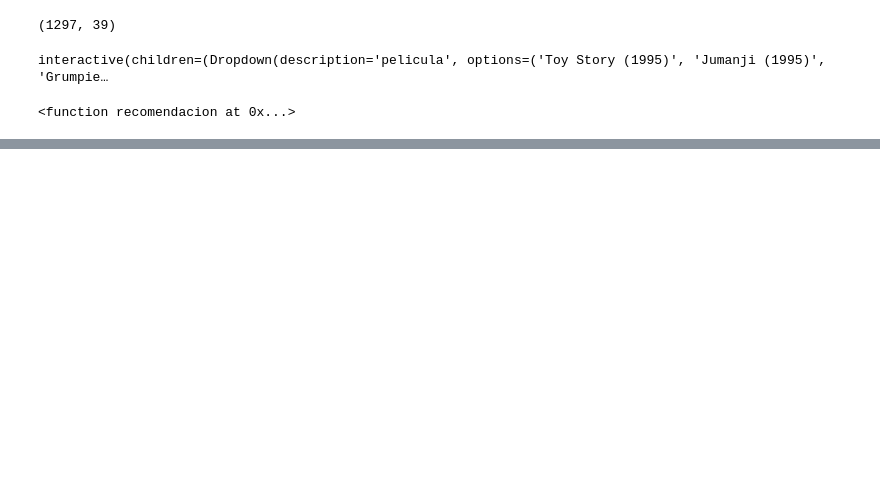
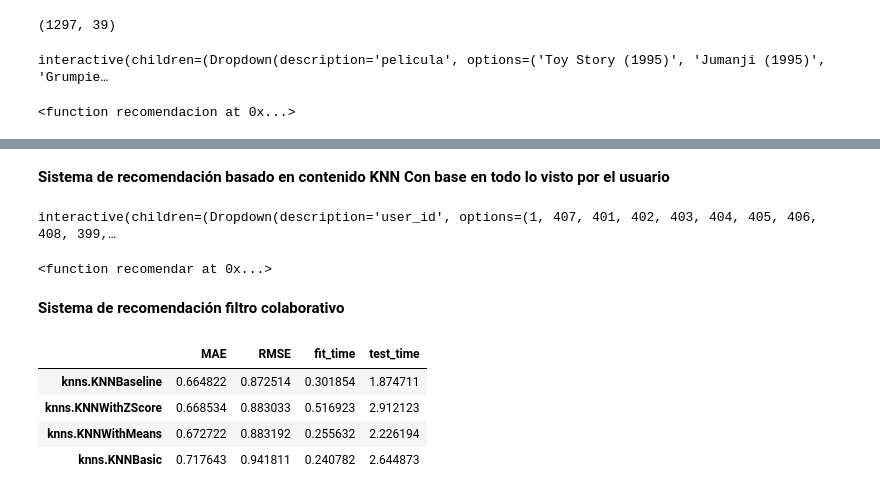
Before and after one commit to Estebanarci2/Marketing-analitica3, a Jupyter notebook: C)MODELOS.ipynb, the cells around one changed output, grey strips where cells are left out. Cells and saved outputs as stored; diff of their text form; code cells hidden in the pictures; blank space fills up the shorter version.

```diff
--- a/C)MODELOS.ipynb
+++ b/C)MODELOS.ipynb
@@ -205,0 +262,2 @@ interactive(children=(Dropdown(description='pelicula', options=('Toy Story (1995
+# %% [markdown]
+**Sistema de recomendación basado en contenido KNN Con base en todo lo visto por el usuario**
@@ -205,0 +266,78 @@ interactive(children=(Dropdown(description='pelicula', options=('Toy Story (1995
+# %%
+def recomendar(user_id=list(usuarios['user_id'].value_counts().index)):
+
+    ###seleccionar solo los ratings del usuario seleccionado
+    ratings=pd.read_sql('select * from ratings_final where userId=:user',conn, params={'user':user_id})
+
+    ###convertir ratings del usuario a array
+    l_movie_r=ratings['movieId'].to_numpy()
+
+    ###agregar la columna de isbn y titulo del libro a dummie para filtrar y mostrar nombre
+    movies_dum2[['movieId','title']]=movies[['movieId','title']]
+
+    ### filtrar libros calificados por el usuario
+    movies_r=movies_dum2[movies_dum2['movieId'].isin(l_movie_r)]
+
+    ## eliminar columna nombre e ID
+    movies_r=movies_r.drop(columns=['movieId','title'])
+    movies_r["indice"]=1 ### para usar group by y que quede en formato pandas tabla de centroide
+    ##centroide o perfil del usuario
+    centroide=movies_r.groupby("indice").mean()
+
+
+    ### filtrar libros no leídos
+    movie_nr=movies_dum2[~movies_dum2['movieId'].isin(l_movie_r)]
+    ## eliminbar nombre e isbn
+    movie_nr=movie_nr.drop(columns=['movieId','title'])
+
+    ### entrenar modelo
+    model=neighbors.NearestNeighbors(n_neighbors=11, metric='cosine')
+    model.fit(movie_nr)
+    dist, idlist = model.kneighbors(centroide)
+
+    ids=idlist[0] ### queda en un array anidado, para sacarlo
+    recomend_b=movies.loc[ids][['title','movieId']]
+#    vistos=movies[movies['movieId'].isin(l_movie_r)][['title','movieId']]
+
+    return recomend_b
+
+print(interact(recomendar))
+# %% [output]
+interactive(children=(Dropdown(description='user_id', options=(1, 407, 401, 402, 403, 404, 405, 406, 408, 399,…
+<function recomendar at 0x...>
+# %% [markdown]
+**Sistema de recomendación filtro colaborativo**
+# %%
+pd.read_sql('select * from ratings_final where rating>0', conn)
+
+### datos originales en pandas
+## knn solo sirve para calificaciones explicitas
+ratings=pd.read_sql('select * from ratings_final where rating>0', conn)
+
+####los datos deben ser leidos en un formato espacial para surprise
+reader = Reader(rating_scale=(0, 5)) ### la escala de la calificación
+###las columnas deben estar en orden estándar: user item rating
+data   = Dataset.load_from_df(ratings[['userId','movieId','rating']], reader)
+
+#####Existen varios modelos
+models=[KNNBasic(),KNNWithMeans(),KNNWithZScore(),KNNBaseline()]
+results = {}
+# %%
+#### función para probar varios modelos ##########
+model=models[1]
+for model in models:
+
+    CV_scores = cross_validate(model, data, measures=["MAE","RMSE"], cv=5, n_jobs=-1)
+
+    result = pd.DataFrame.from_dict(CV_scores).mean(axis=0).\
+             rename({'test_mae':'MAE', 'test_rmse': 'RMSE'})
+    results[str(model).split("algorithms.")[1].split("object ")[0]] = result
+
+performance_df = pd.DataFrame.from_dict(results).T
+performance_df.sort_values(by='RMSE')
+# %% [output]
+|  | MAE | RMSE | fit_time | test_time |
+| knns.KNNBaseline | 0.664822 | 0.872514 | 0.301854 | 1.874711 |
+| knns.KNNWithZScore | 0.668534 | 0.883033 | 0.516923 | 2.912123 |
+| knns.KNNWithMeans | 0.672722 | 0.883192 | 0.255632 | 2.226194 |
+| knns.KNNBasic | 0.717643 | 0.941811 | 0.240782 | 2.644873 |
```
Also changed, not shown: parts of 12 cells of this notebook.
